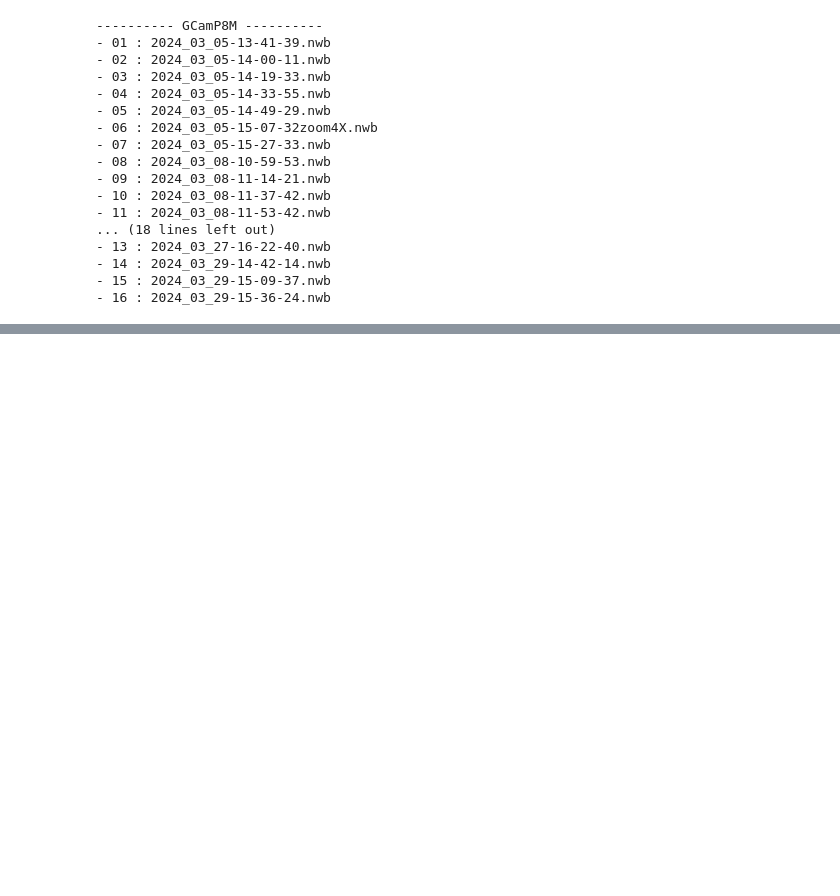
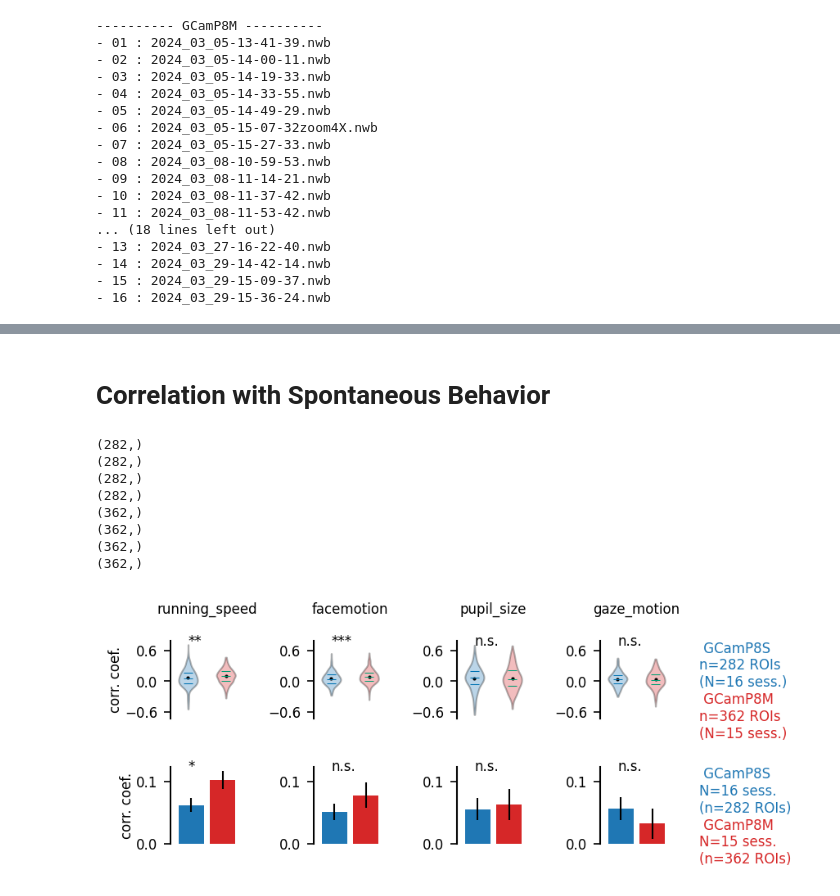
Before and after one commit to cibelemartinsp/2PhotonAnalyses, a Jupyter notebook: notebooks/PV-GCaMP8s-vs-GCaMP8m.ipynb, the cells around one changed output, grey strips where cells are left out. Drawn from its saved outputs; the diff is of its cells as text; code cells hidden in the pictures; blank space fills up the shorter version.

```diff
--- a/notebooks/PV-GCaMP8s-vs-GCaMP8m.ipynb
+++ b/notebooks/PV-GCaMP8s-vs-GCaMP8m.ipynb
@@ -106,0 +314,74 @@ for k in range(3):
+# %% [markdown]
+# Correlation with Spontaneous Behavior
+# %%
+fig, AX = pt.figure(axes=(len(MODALITIES),2), figsize=(.7,1.), wspace=2)
+
+COLORS = ['tab:blue', 'tab:red']
+
+for k, key in enumerate(['GCamP8S', 'GCamP8M']):
+
+    for m, mod in enumerate(MODALITIES):
+
+        # per unit analysis
+        allResps = np.concatenate([r for r in DATASET[key][mod]])
+        #AX[0][m].bar([k], [np.mean(allResps)],
+        #             yerr=[scipy.stats.sem(allResps)],
+        #             color=COLORS[k])
+
+        pt.violin(allResps, X=[k], COLORS=[COLORS[k]], ax=AX[0][m])
+        # per session analysis
+        allResps = [np.mean(r) for r in DATASET[key][mod]]
+        AX[1][m].bar([k], [np.mean(allResps)],
+                     yerr=[scipy.stats.sem(allResps)],
+                     color=COLORS[k])
+
+
+        AX[0][m].set_title(mod+'\n')
+
+    pt.annotate(AX[0][-1], 3*k*'\n'+' %s  \nn=%i ROIs \n(N=%i sess.) ' % (key,
+                                                                 np.sum(DATASET[key]['nROIs']),
+                                                                 DATASET[key]['nSessions']),
+               (1.5,1), va='top', color=COLORS[k])
+    pt.annotate(AX[1][-1], 3*k*'\n'+' %s  \nN=%i sess. \n(n=%i ROIs) ' % (key,
+                                                                 DATASET[key]['nSessions'],
+                                                                 np.sum(DATASET[key]['nROIs'])),
+               (1.5,1), va='top', color=COLORS[k])
+
+for m, mod in enumerate(MODALITIES):
+    pt.annotate(AX[0][m],
+                pt.from_pval_to_star(\
+                    scipy.stats.mannwhitneyu(np.concatenate([r for r in DATASET['GCamP8S'][mod]]),
+                                             np.concatenate([r for r in DATASET['GCamP8M'][mod]])\
+                                             ).pvalue),
+                    #scipy.stats.ttest_ind(FRACS['GCamP8S'][c], FRACS['GCamP8M'][c]).pvalue),
+                (0.2,1), va='center')
+
+for m, mod in enumerate(MODALITIES):
+    pt.annotate(AX[1][m],
+                pt.from_pval_to_star(\
+                    scipy.stats.mannwhitneyu([np.mean(r) for r in DATASET['GCamP8S'][mod]],
+                                             [np.mean(r) for r in DATASET['GCamP8M'][mod]]\
+                                             ).pvalue),
+                    #scipy.stats.ttest_ind(FRACS['GCamP8S'][c], FRACS['GCamP8M'][c]).pvalue),
+                (0.2,1), va='center')
+
+for ax in AX[0]:
+    pt.set_plot(ax, ['left'], #yticks=[0,.1],
+                ylabel='corr. coef.' if ax==AX[0][0] else None)
+pt.set_common_ylims(AX[0])
+for ax in AX[1]:
+    pt.set_plot(ax, ['left'], yticks=[0,.1],
+                ylabel='corr. coef.' if ax==AX[1][0] else None)
+pt.set_common_ylims(AX[1])
+
+#fig.savefig(os.path.expanduser('~'), 'Desktop', 'fig.svg')
+# %% [output]
+(282,)
+(282,)
+(282,)
+(282,)
+(362,)
+(362,)
+(362,)
+(362,)
+[figure, added]
```
Also changed, not shown: parts of 9 cells of this notebook.
